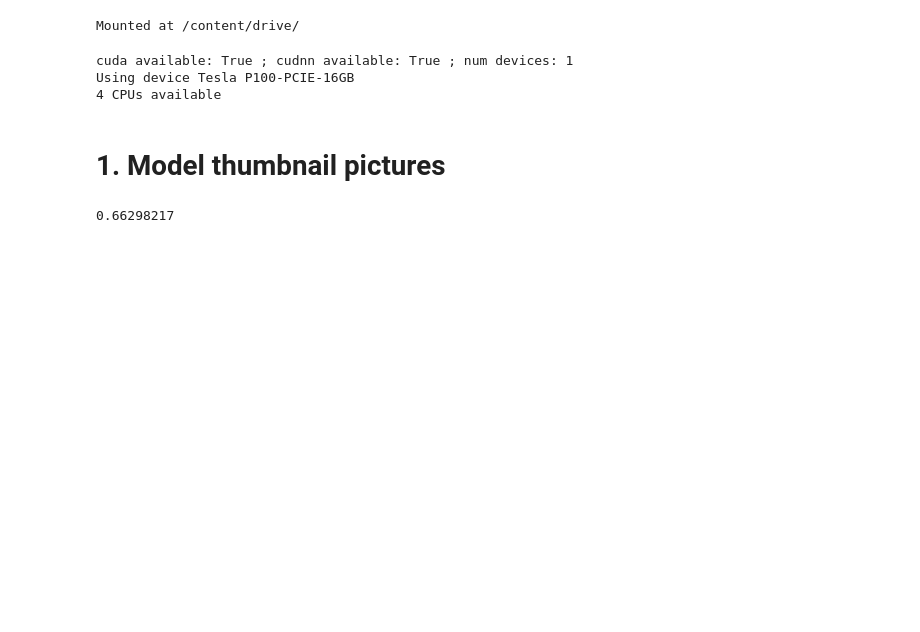
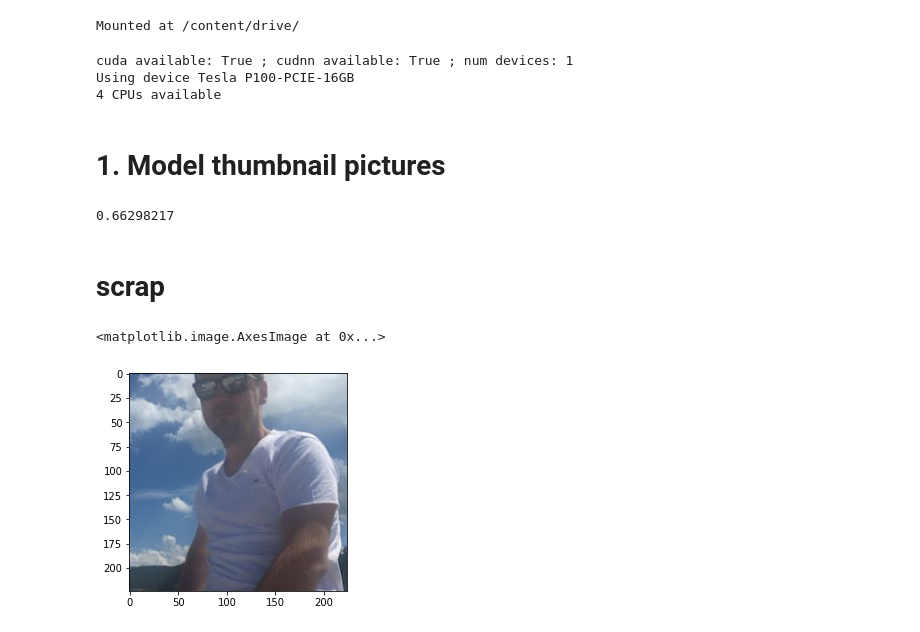
Before and after one commit to dernameistegal/airbnb_price, a Jupyter notebook: models/pictures_model.ipynb, the cells around one changed output. Drawn from its saved outputs; the diff is of its cells as text; code cells hidden in the pictures; blank space fills up the shorter version.

```diff
--- a/models/pictures_model.ipynb
+++ b/models/pictures_model.ipynb
@@ -254,3 +256,15 @@ plt.imshow(torch.permute(image[5], (1, 2 ,0)))
 # %%
 train_loss, val_loss = run_training(model=model, optimizer=optimizer, loss_fn=loss_fn, device=device, num_epochs=100,
                                     train_dataloader=train_dataloader, val_dataloader=val_dataloader, verbose=True)
+# %% [markdown]
+# scrap
+# %%
+dir = os.listdir("/content/drive/MyDrive/Colab/airbnb/data/hostpics/hostpics_raw")
+# %%
+rand_index = np.random.randint(0, 11000)
+test = np.load("/content/drive/MyDrive/Colab/airbnb/data/hostpics/hostpics_raw/" + dir[rand_index])
+# %%
+plt.imshow(test)
+# %% [output]
+<matplotlib.image.AxesImage at 0x...>
+[figure, added]
```
Also changed, not shown: parts of 10 cells of this notebook.
